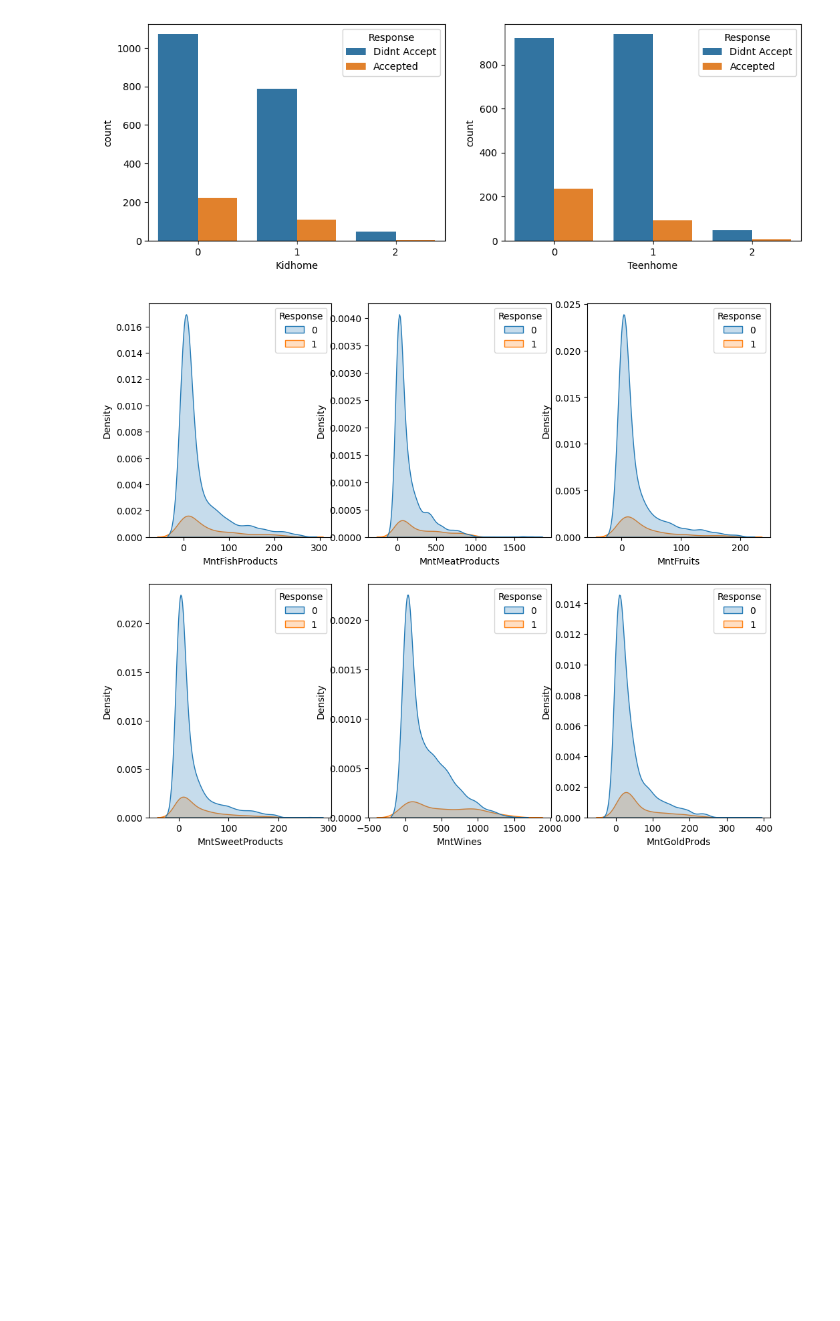
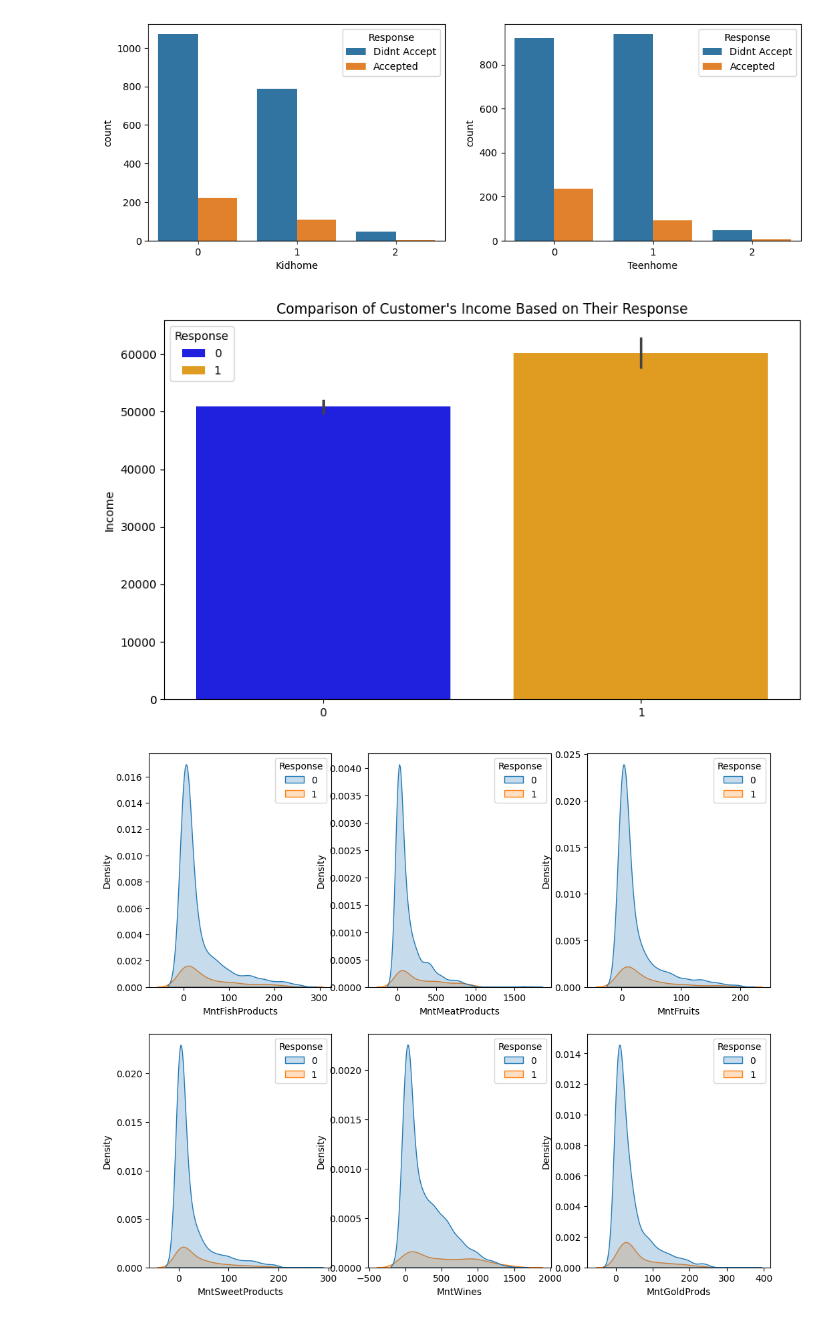
Before and after one commit to Jcaguilar18/labex2_ml, a Jupyter notebook: Aguilar_Luces_LabEx2.ipynb, the cells around one changed output. Drawn from its saved outputs; the diff is of its cells as text; code cells hidden in the pictures; blank space fills up the shorter version.

```diff
--- a/Aguilar_Luces_LabEx2.ipynb
+++ b/Aguilar_Luces_LabEx2.ipynb
@@ -201,6 +180,19 @@ for i, ax, col in zip(range(2), axes.flat, ['Kidhome', 'Teenhome']):
 plt.show()
 # %% [output]
 [figure]
+# %%
+fig, ax = plt.subplots(figsize=(10, 6))
+
+sns.barplot(data=df, x='Response', y='Income', hue='Response', palette=['blue', 'orange'], ax=ax)
+
+ax.set_title("Comparison of Customer's Income Based on Their Response", fontsize=12)
+
+# Remove x-label
+ax.set_xlabel(None)
+
+plt.show()
+# %% [output]
+[figure, new version]
 # %%
 fig, axes = plt.subplots(ncols=3, nrows=2, figsize=(12, 10))
 
```
Also changed, not shown: parts of 37 cells of this notebook.
